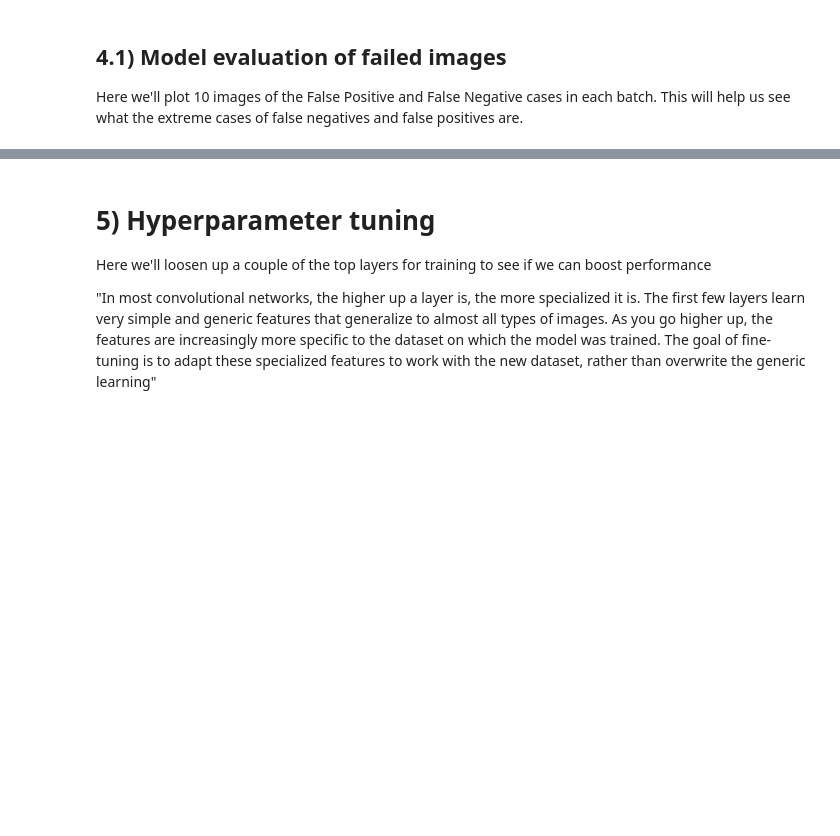
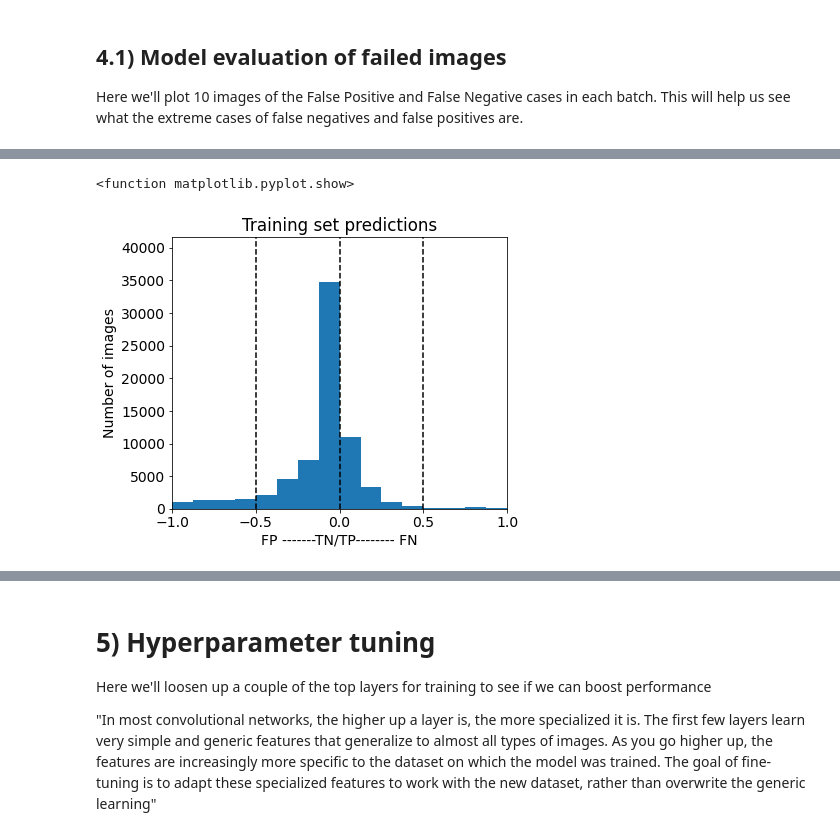
Before and after one commit to jacheung/bookshelf, a Jupyter notebook: autocurator_CNN_v1_4.ipynb, the cells around one changed output, grey strips where cells are left out. Drawn from its saved outputs; the diff is of its cells as text; code cells hidden in the pictures; blank space fills up the shorter version.

```diff
--- a/autocurator_CNN_v1_4.ipynb
+++ b/autocurator_CNN_v1_4.ipynb
@@ -514,0 +511,25 @@ plt.show()
+# %%
+# load all validation data and get distribution of probability differences
+accumulator = np.array([])
+for batch_num in np.arange(0,len(my_training_batch_generator.file_list_chunks)):
+  dmatx, dmaty = my_training_batch_generator.__getitem__(batch_num)
+  # predict using the trained model and calculate difference from target
+  # prob_diff: positive values are false negatives, negative values are false positives
+  predy = model.predict(dmatx)
+  prob_diff = dmaty - predy
+  accumulator = np.concatenate((accumulator,prob_diff[:,0]))
+
+plt.figure(figsize=(6,5))
+plt.xlim([-1, 1])
+plt.xticks(np.linspace(-1,1,5))
+plt.xlabel('FP -------TN/TP-------- FN')
+plt.ylabel('Number of images')
+plt.title('Training set predictions')
+l = plt.hist(accumulator,bins=np.linspace(-1,1,17))
+for k in np.array([-.5,0,.5]):
+  plt.plot([k, k],[0, max(l[0])*1.2],color='k',linestyle='--')
+plt.ylim([0, max(l[0])*1.2])
+plt.show
+# %% [output]
+<function matplotlib.pyplot.show>
+[figure, added]
```
Also changed, not shown: parts of 9 cells of this notebook.
